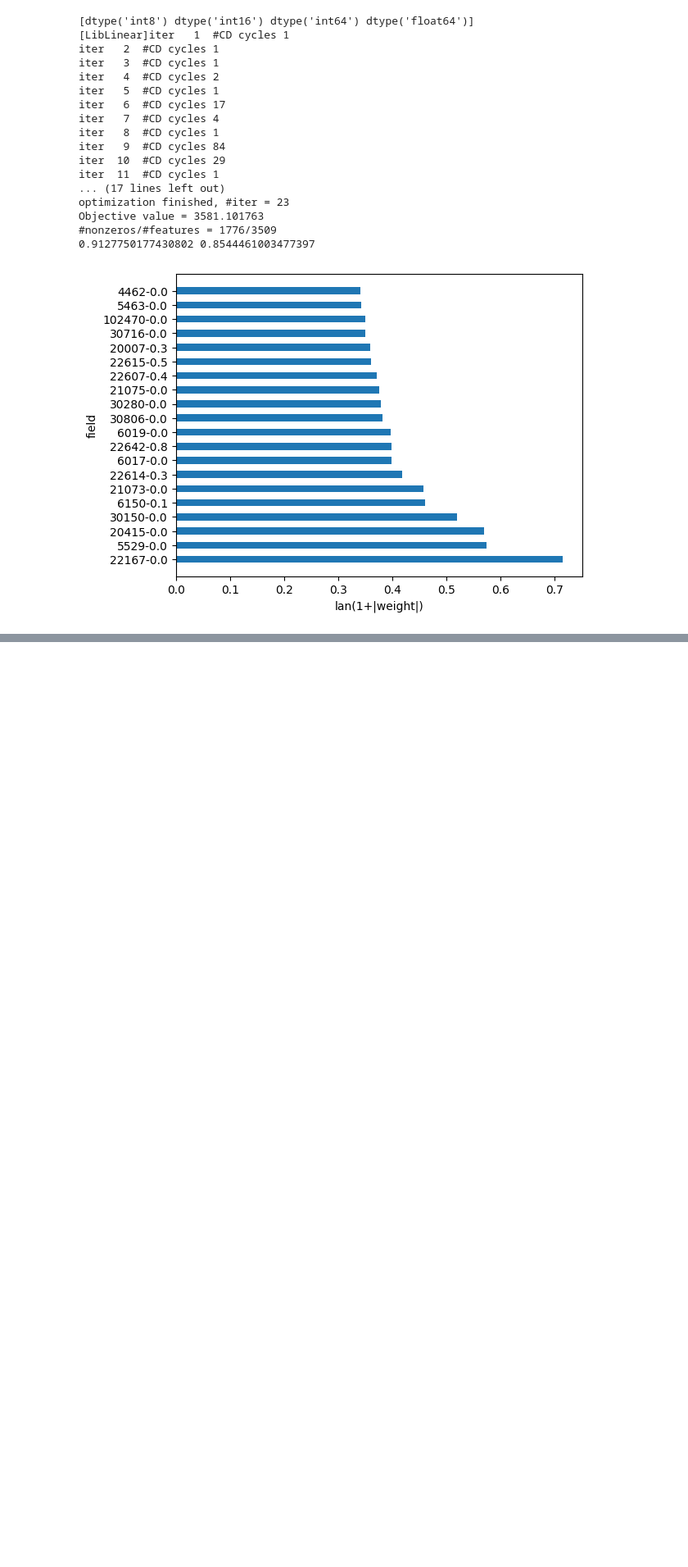
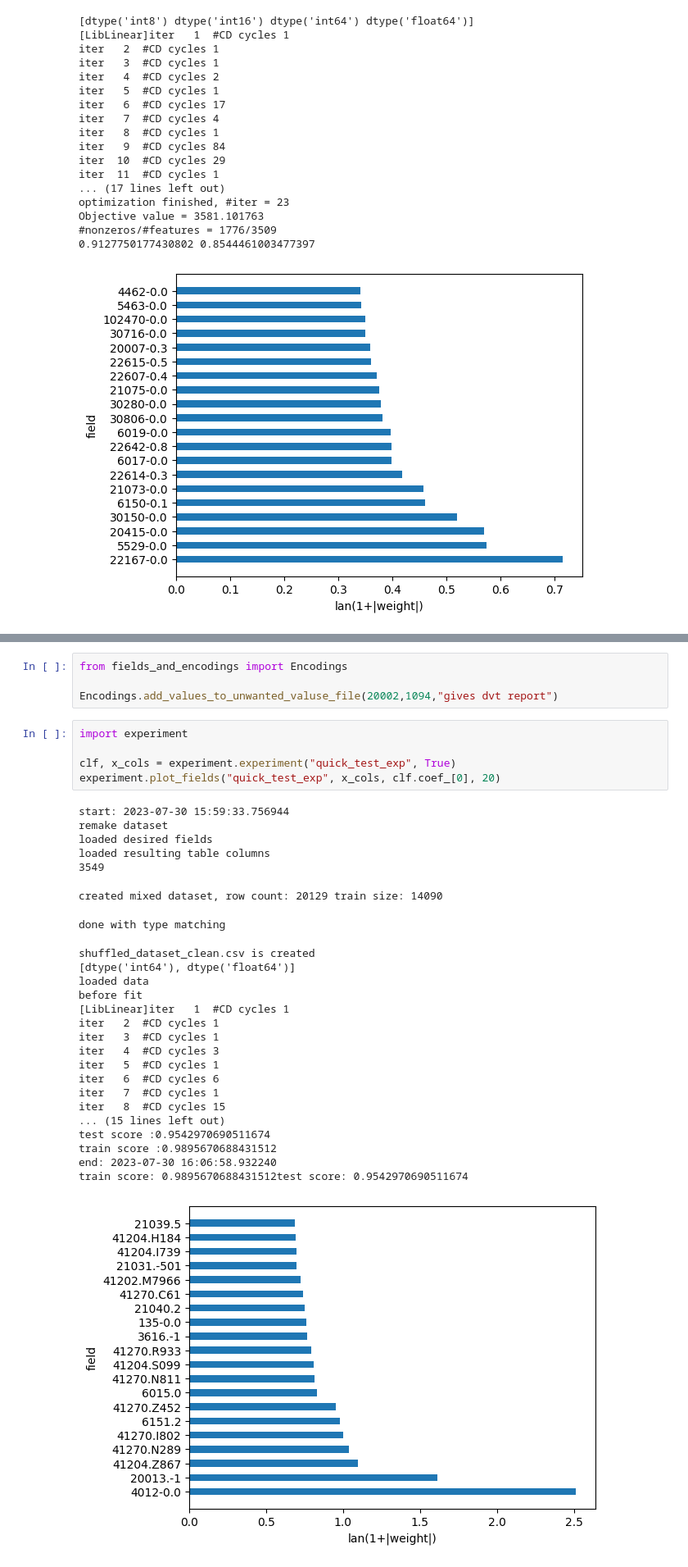
Before and after one commit to Ronemisimus/DVT_Machine_Learning_Research, a Jupyter notebook: server_files/tests.ipynb, the cells around one changed output, grey strips where cells are left out. Shown at 82% size. Cells and saved outputs as stored; diff of their text form; blank space fills up the shorter version.

```diff
--- a/server_files/tests.ipynb
+++ b/server_files/tests.ipynb
@@ -671,0 +698,35 @@ Objective value = 3581.101763
+# %%
+from fields_and_encodings import Encodings
+
+Encodings.add_values_to_unwanted_valuse_file(20002,1094,"gives dvt report")
+# %%
+import experiment
+
+clf, x_cols = experiment.experiment("quick_test_exp", True)
+experiment.plot_fields("quick_test_exp", x_cols, clf.coef_[0], 20)
+# %% [output]
+start: 2023-07-30 15:59:33.756944
+remake dataset
+loaded desired fields
+loaded resulting table columns
+3549
+created mixed dataset, row count: 20129 train size: 14090
+done with type matching
+shuffled_dataset_clean.csv is created
+[dtype('int64'), dtype('float64')]
+loaded data
+before fit
+[LibLinear]iter   1  #CD cycles 1
+iter   2  #CD cycles 1
+iter   3  #CD cycles 1
+iter   4  #CD cycles 3
+iter   5  #CD cycles 1
+iter   6  #CD cycles 6
+iter   7  #CD cycles 1
+iter   8  #CD cycles 15
+... (15 lines left out)
+test score :0.9542970690511674
+train score :0.9895670688431512
+end: 2023-07-30 16:06:58.932240
+train score: 0.9895670688431512test score: 0.9542970690511674
+[figure, added]
```
Also changed, not shown: parts of 7 cells of this notebook, 1 other file.
